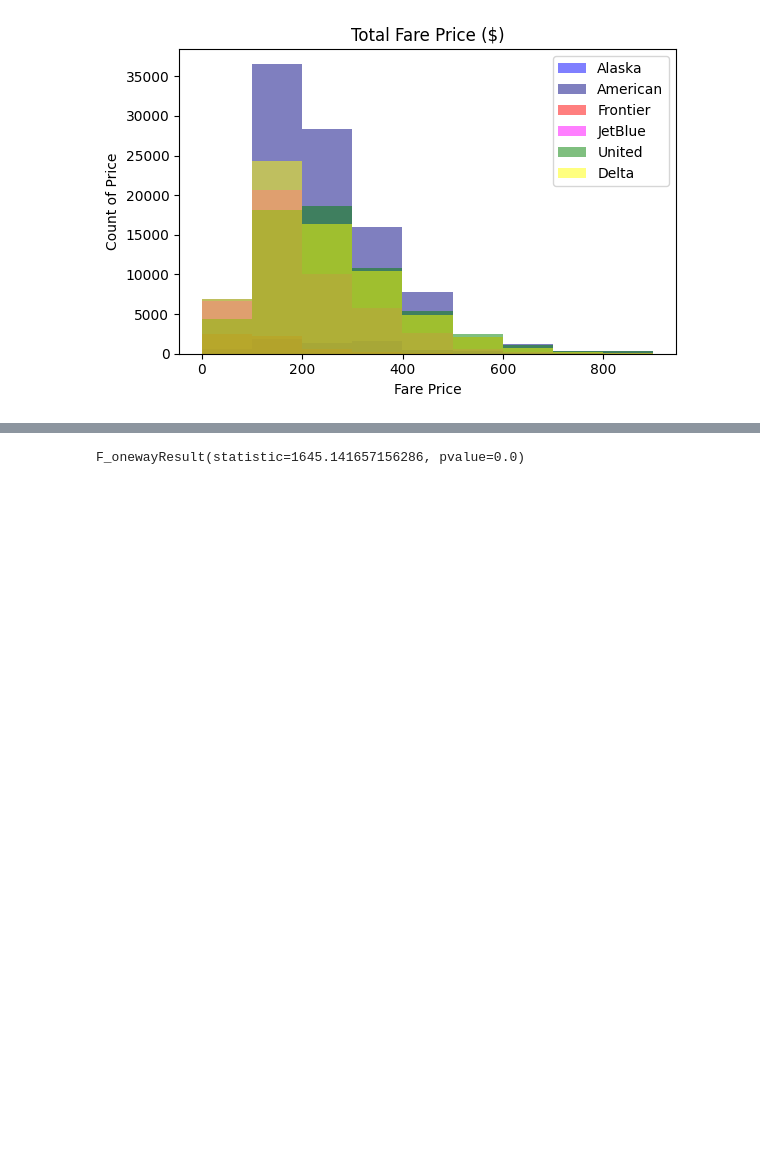
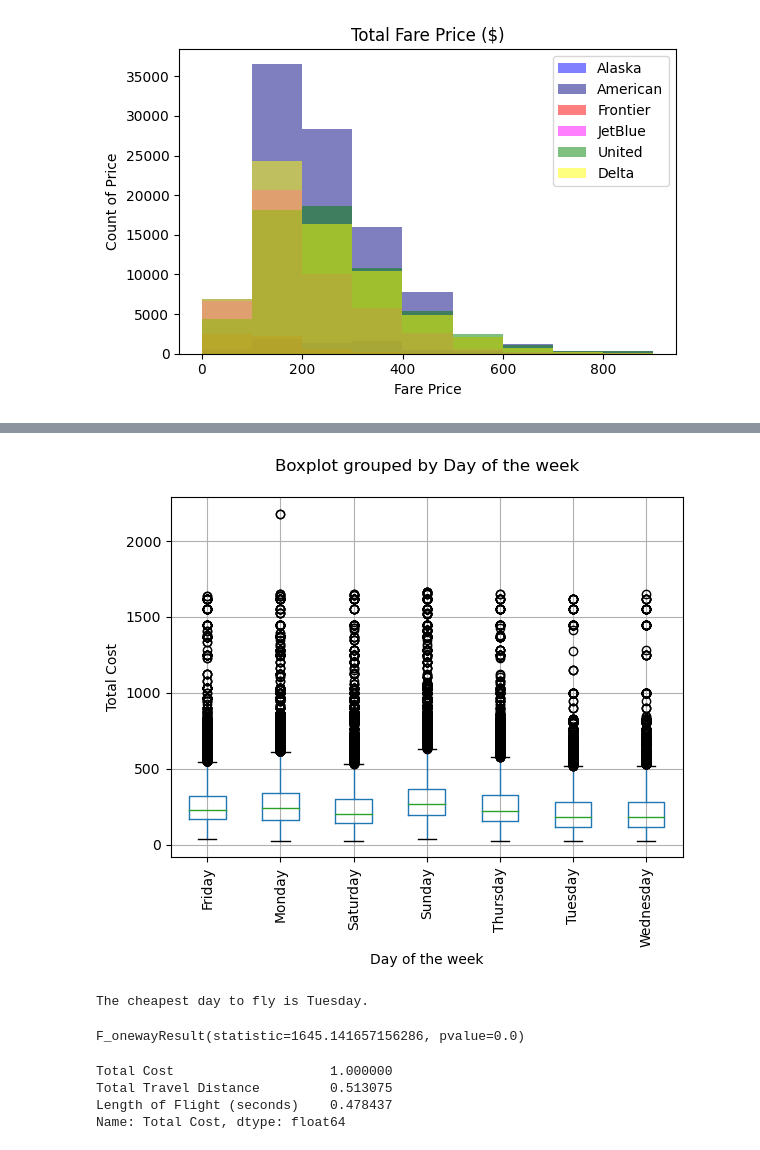
Before and after one commit to Muntasir-Murad/Predicting-Flight-Prices-Based-on-Various-Criteria, a Jupyter notebook: flight.ipynb, the cells around one changed output, grey strips where cells are left out. Cells and saved outputs as stored; diff of their text form; code cells hidden in the pictures; blank space fills up the shorter version.

```diff
--- a/flight.ipynb
+++ b/flight.ipynb
@@ -446,12 +458,44 @@ plt.show()
+# %%
+# Parallel box plots comparing flight prices comparing flight prices at different times of day (categorize morning, afternoon, night)
+clean_df.boxplot(column = "Total Cost", by = "Day of the week", grid = True)
+plt.xticks(rotation=90)
+plt.title(" ")
+plt.ylabel("Total Cost")
+plt.show()
+# %% [output]
+[figure, added]
+# %%
+# Group the flights by day of the week and calculate the mean price
+grouped = clean_df.groupby("Day of the week")["Total Cost"].mean()
+
+# Sort the results in ascending order
+cheapest_day = grouped.sort_values().index[0]
+
+print(f"The cheapest day to fly is {cheapest_day}.")
+# %% [output]
+The cheapest day to fly is Tuesday.
 # %%
+# One-way ANOVA to compare Fare price at departing airports
 alaska = clean_df.loc[clean_df['Airline']=='Alaska Airlines', 'Total Cost']
 american = clean_df.loc[clean_df['Airline']=='American Airlines', 'Total Cost']
 delta = clean_df.loc[clean_df['Airline']=='Delta', 'Total Cost']
 frontier = clean_df.loc[clean_df['Airline']=='Frontier Airlines', 'Total Cost']
 jet = clean_df.loc[clean_df['Airline']=='JetBlue Airways', 'Total Cost']
 united = clean_df.loc[clean_df['Airline']=='United', 'Total Cost']
+
+f_oneway(alaska, american, delta, united, jet, frontier)
+# %% [output]
+F_onewayResult(statistic=1645.141657156286, pvalue=0.0)
-# %%
-# One-way ANOVA to compare Fare price at departing airports
-f_oneway(alaska, american, delta, united, jet, frontier)
-# %% [output]
-F_onewayResult(statistic=1645.141657156286, pvalue=0.0)
+# %%
+
+# Calculate correlation coefficients
+corr_matrix = clean_df[['Total Cost', 'Total Travel Distance', 'Length of Flight (seconds)']].corr()
+corr_matrix
+
+# Print correlation coefficients with respect to flight_price
+print(corr_matrix['Total Cost'])
+# %% [output]
+Total Cost                    1.000000
+Total Travel Distance         0.513075
+Length of Flight (seconds)    0.478437
+Name: Total Cost, dtype: float64
```
Also changed, not shown: parts of 18 cells of this notebook.
